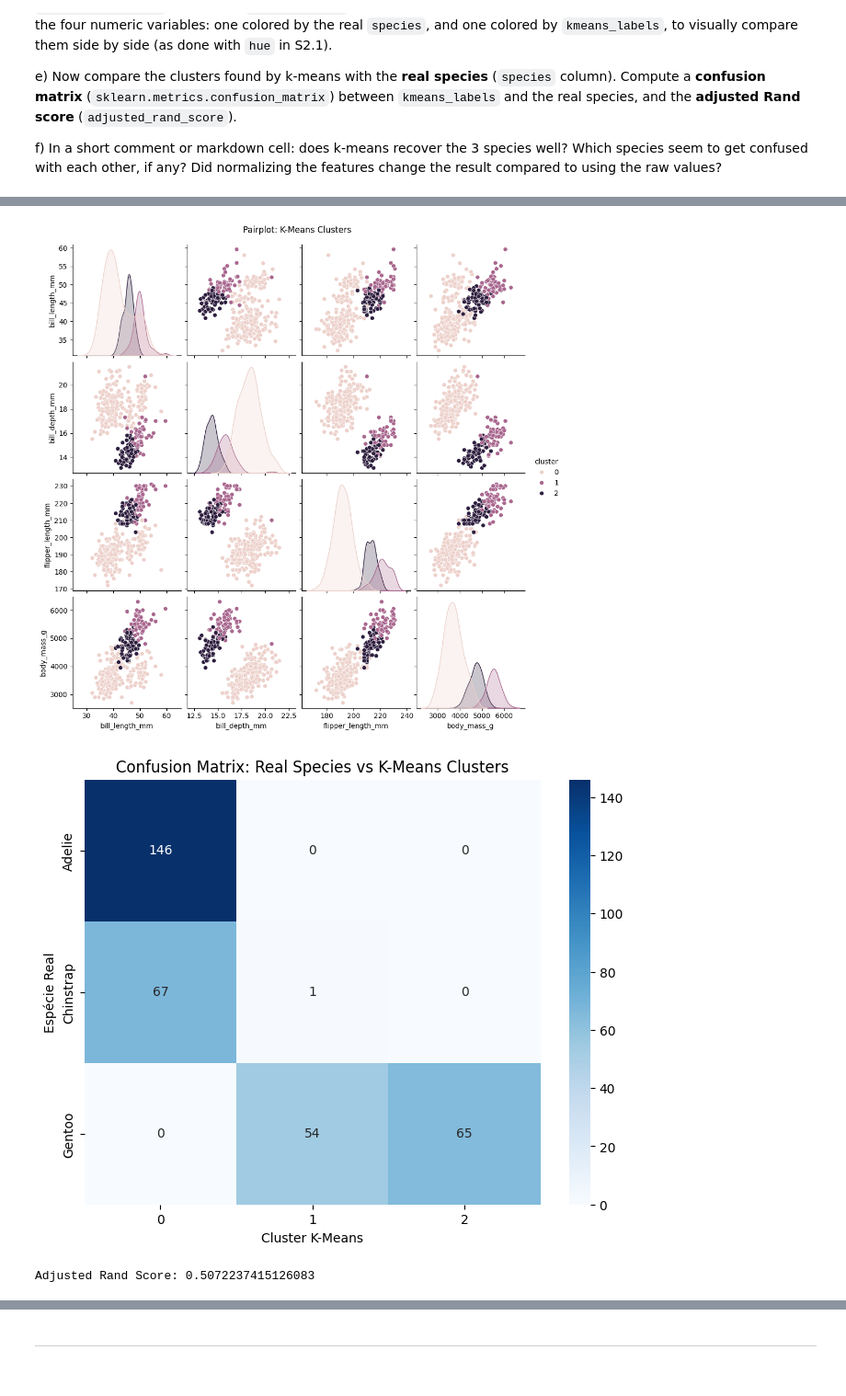
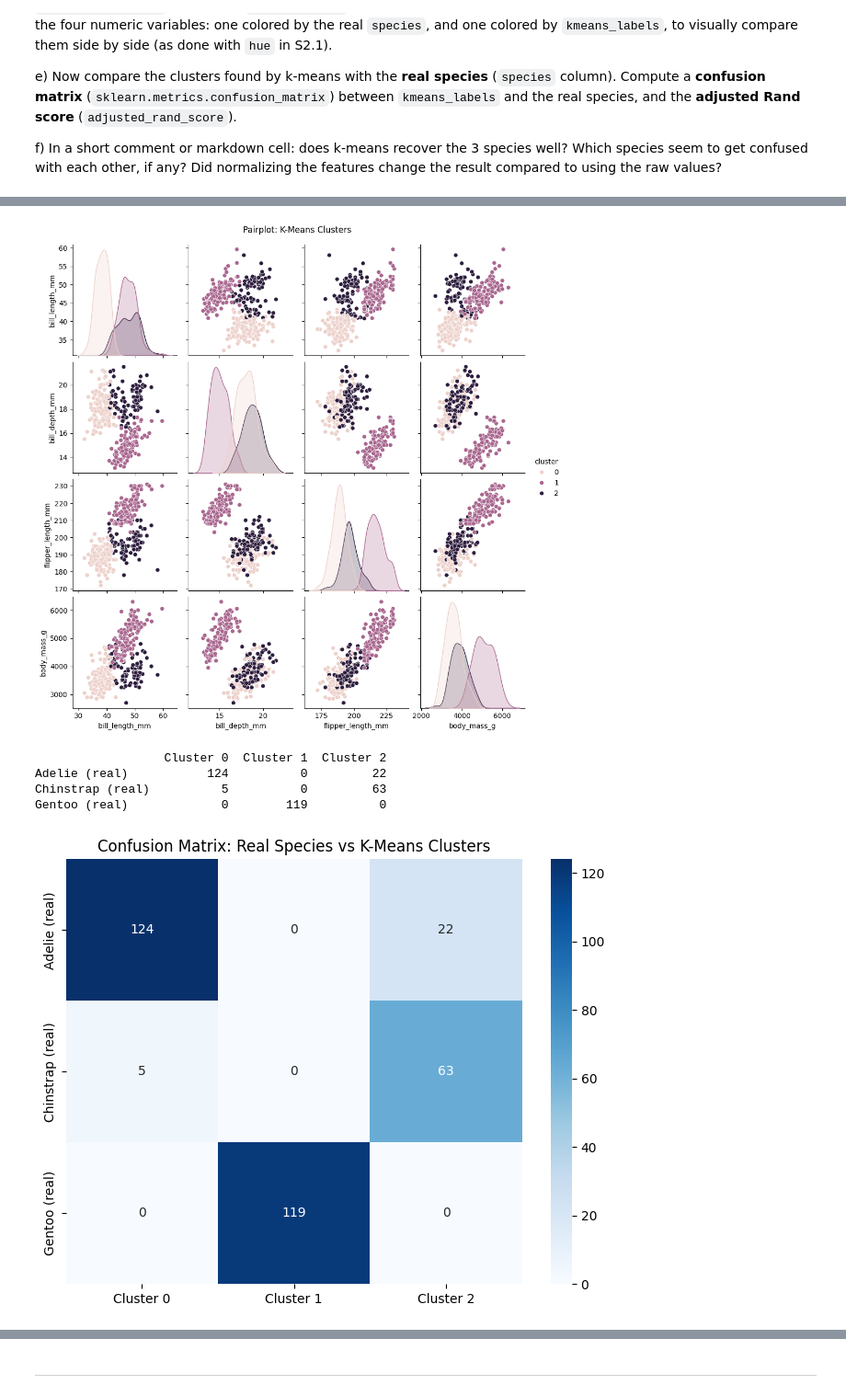
Before and after one commit to anajuliatagliassachi/UPC_DAPR_2026, a Jupyter notebook: Resolution_S4_FlippedClassroom_Exercises_Student.ipynb, the cells around one changed output, grey strips where cells are left out. Shown at 92% size. Cells and saved outputs as stored; diff of their text form; code cells hidden in the pictures.

```diff
--- a/Resolution_S4_FlippedClassroom_Exercises_Student.ipynb
+++ b/Resolution_S4_FlippedClassroom_Exercises_Student.ipynb
@@ -95,14 +95,14 @@ penguins_scaled_df = pd.DataFrame(scaled_data,
                                   index = penguins_clean.index)
 # c)
 # Instantiate KMeans with 3 clusters
-kmeans = KMeans(n_clusters=3)
+kmeans = KMeans(n_clusters=3, random_state=42, n_init=10)
 
 # Fit the model to the scaled data
-kmeans_labels = kmeans.fit(penguins_scaled_df)
+kmeans_labels = kmeans.fit_predict(penguins_scaled_df)
 
 # d)
 penguins_clean = penguins_clean.copy()
-penguins_clean['cluster'] = kmeans.labels_
+penguins_clean['cluster'] = kmeans_labels
 
 # scatterplot
 plt.figure(figsize=(10, 6))
@@ -110,7 +110,7 @@ sns.scatterplot(data=penguins_clean,
                 x='bill_length_mm',
                 y='flipper_length_mm',
                 hue='cluster')
-plt.title('K-Means Clustering: Bill Length vs Flipper Lenth')
+plt.title('K-Means Clustering: Bill Length vs Flipper Length')
 plt.show()
 
 # Pairplot colored by the real species
@@ -125,35 +125,31 @@ plt.show()
 
 
 # e)
-# Confusion Matrix
-cm = pd.crosstab(
-    penguins_clean['species'],
-    penguins_clean['cluster'],
-    rownames=['Espécie Real'],
-    colnames=['Cluster K-Means']
-)
+# Confusion matrix (sklearn). Rows = real species, columns = k-means clusters
+le = LabelEncoder()
+species_encoded = le.fit_transform(penguins_clean['species'])  # Adelie=0, Chinstrap=1, Gentoo=2
+species_names = list(le.classes_)
+cm = confusion_matrix(species_encoded, penguins_clean['cluster'])
+cm_df = pd.DataFrame(cm,
+                     index=[f'{s} (real)' for s in species_names],
+                     columns=[f'Cluster {k}' for k in range(cm.shape[1])])
+print(cm_df)
 
-# plot it as a heat map
 plt.figure(figsize=(8, 6))
-sns.heatmap(cm, annot=True, fmt='d', cmap='Blues')
+sns.heatmap(cm_df, annot=True, fmt='d', cmap='Blues')
 plt.title('Confusion Matrix: Real Species vs K-Means Clusters')
 plt.show()
 
 # Adjusted Rand Score
 ARS_Kmeans = adjusted_rand_score(penguins_clean['species'], penguins_clean['cluster'])
-print('Adjusted Rand Score:')
-print("ARS_Kmeans")
+print('Adjusted Rand Score (scaled data):', ARS_Kmeans)
 
-# f)
-'''
-Yes, it did represent the species well. It gets specially well the Gentoo species.
-For Adelie and Chinstrap it wasn't as accurate (7 Adelie penguins were assigned to the Chinstrap cluster, and 7 Chinstrap penguins were assigned to the Adelie cluster).
-This was expected, since both species share similar features such as flipper lngths and body mass,
-Gentoos are much larger and more easily separated from the others.
-Normalizing the features definitely changed the results comparing it to raw data.
-Since K-Means relies on Euclidean distance, where variables with large numerical ranges (like `body_mass_g`, ranging from 2,700 to 6,000) heavily dominate distance calculations
-over smaller variables (like `bill_depth_mm`, ranging from 13 to 21), scaling ensures all features contribute equally.
-'''
+# Comparison with raw (unscaled) data, to answer part f)
+raw_labels = KMeans(n_clusters=3, random_state=42, n_init=10).fit_predict(penguins_clean[num_cols])
+ARS_raw = adjusted_rand_score(penguins_clean['species'], raw_labels)
+print('Adjusted Rand Score (raw data):   ', ARS_raw)
+
+# f) See the markdown cell below.
 # %% [output]
 Checking missing values:
 species               0
@@ -177,4 +173,7 @@ dtype: int64
 [figure]
-[figure, old version]
+[figure, new version]
+                  Cluster 0  Cluster 1  Cluster 2
+Adelie (real)           124          0         22
+Chinstrap (real)          5          0         63
+Gentoo (real)             0        119          0
-[figure, old version]
+[figure, new version]
-Adjusted Rand Score: 0.5072237415126083
```
Also changed, not shown: parts of 7 cells of this notebook.
